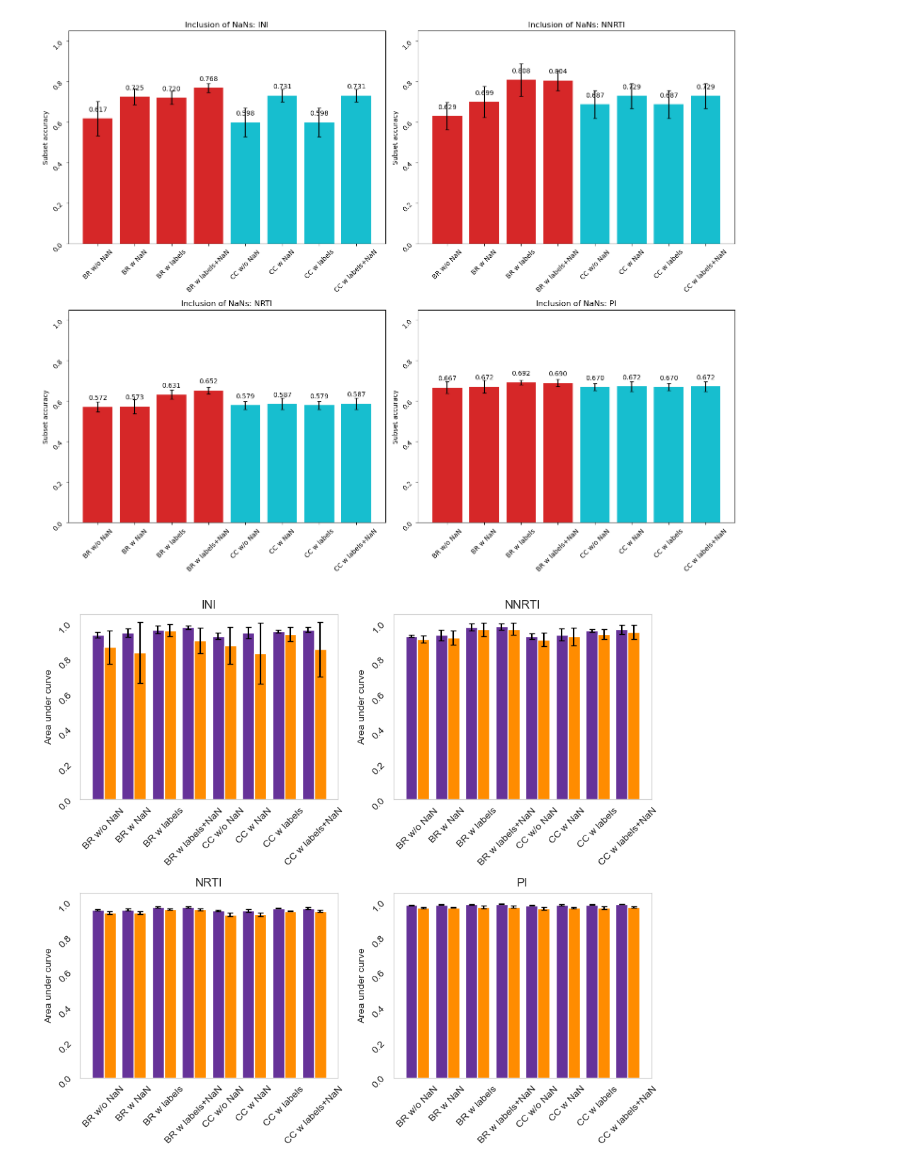
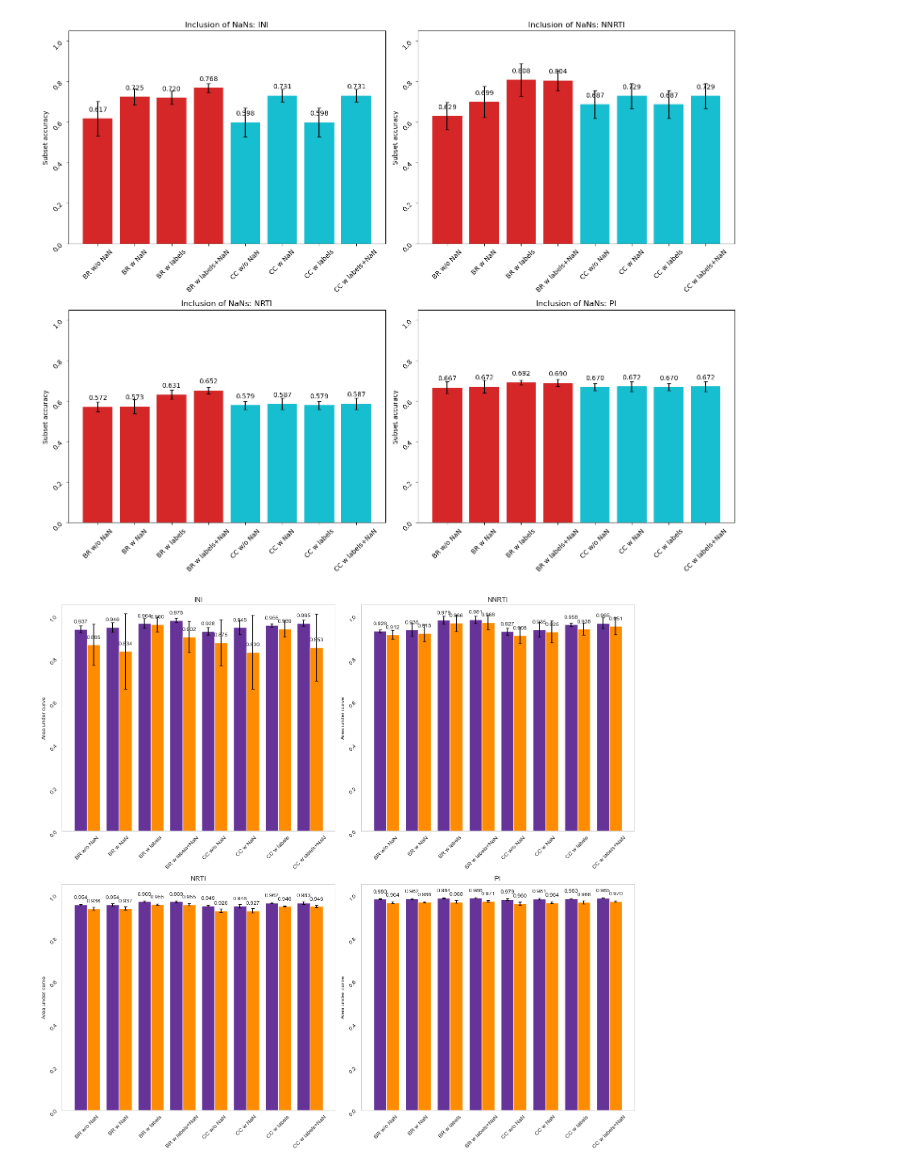
Before and after one commit to FloAvis/Masterthesis_TabPFN_HIV, a Jupyter notebook: statistics/PT_statistics.ipynb, the cells around one changed output. Saved outputs shown, nothing was run; the diff lists cells and outputs as text; code cells hidden in the pictures.

```diff
--- a/statistics/PT_statistics.ipynb
+++ b/statistics/PT_statistics.ipynb
@@ -1414,7 +1414,7 @@ plt.savefig("../figures/06_label_info/label_info_subset_acc.png")
 # %%
 
 files = ["Binary_Relevance_probabilities_5_fold_MOC_prediction_new_save.csv","Binary_Relevance_probabilities_5_fold_homebrew_prediction_new_save.csv", "Binary_Relevance_probabilities_5_fold_homebrew_prediction_use_labels.csv","Binary_Relevance_probabilities_5_fold_homebrew_prediction_use_labels_wNaN.csv" ,"Classifier_Chain_probabilities_5_fold_homebrew_prediction_woNaN_new_save.csv","Classifier_Chain_probabilities_5_fold_homebrew_prediction_new_save.csv", "Classifier_Chain_probabilities_5_fold_use_labels.csv", "Classifier_Chain_probabilities_5_fold_use_labels_wNaN.csv"]
-'''
+
 tmp_roc_auc_mean, tmp_roc_auc_std = result_handler.calc_metrics(filepath_list, files, roc_auc_score,metric_args={"average": "macro"}, drop_na=True)
 
 df_roc_auc_mean = pd.DataFrame(tmp_roc_auc_mean)
@@ -1425,8 +1425,8 @@ tmp_prc_auc_mean, tmp_prc_auc_std = result_handler.calc_metrics(filepath_list, f
 df_prc_auc_mean = pd.DataFrame(tmp_prc_auc_mean)
 df_prc_auc_std = pd.DataFrame(tmp_prc_auc_std)
 
-'''
-#models_w_TabPFN = ["BR w/o NaN", "BR w NaN", "CC w/o NaN", "CC w NaN"]
+
+models_w_TabPFN = ["BR w/o NaN", "BR w NaN", "BR w labels","BR w labels+NaN", "CC w/o NaN", "CC w NaN", "CC w labels", "CC w labels+NaN"]
 
 #color = ["tab:red"] * 2 + ["tab:cyan"] * 2
 
@@ -1435,7 +1435,7 @@ labels = models_w_TabPFN
 x = np.arange(len(labels))  # the label locations
 width = 0.4  # the width of the bars
 
-fig, axs = plt.subplots(2, 2, figsize=(9, 8))
+fig, axs = plt.subplots(2, 2, figsize=(15, 14))
 #fig.tight_layout()
 
 axs = axs.flatten()
@@ -1448,34 +1448,34 @@ for i, drug in enumerate(df_prc_auc_mean.columns.values.tolist()):
     multiplier = -0.5
 
     offset = width * multiplier
     rects = axs[i].bar(x + offset, df_roc_auc_mean[drug], width, label="ROC AUC", color="rebeccapurple")
-    #axs[i].bar_label(rects, fmt='%.3f', padding=9)
+    axs[i].bar_label(rects, fmt='%.3f', padding=9)
     axs[i].errorbar(x + offset, df_roc_auc_mean[drug], yerr=df_roc_auc_std[drug],capsize=3, fmt="none", ecolor="black")
     multiplier += 1
 
     offset = width * multiplier
     rects2 = axs[i].bar(x + offset, df_prc_auc_mean[drug], width, label="PRC AUC", color="darkorange")
-    #axs[i].bar_label(rects2, fmt='%.3f', padding=9)
+    axs[i].bar_label(rects2, fmt='%.3f', padding=9)
     axs[i].errorbar(x + offset, df_prc_auc_mean[drug], yerr=df_prc_auc_std[drug],capsize=3, fmt="none", ecolor="black")
 
     multiplier += 1
 
 
     #axs[i].bar_label(p, label_type="edge", padding=10, fmt="%.3f")
 
 
     axs[i].grid(False)
     axs[i].set_xticks(x)
     axs[i].set_xticklabels(models_w_TabPFN)
     axs[i].tick_params(rotation=45)
     axs[i].set_ylabel('Area under curve')
     axs[i].set_ylim(0,  1.05)
     axs[i].set_title(drug)
 
 fig.tight_layout()
 
 #plt.show()
 
-plt.savefig("../figures/06_label_info/label_info_auc_new.png")
+#plt.savefig("../figures/06_label_info/label_info_auc_new.png")
 # %% [output]
-[figure, old version]
+[figure, new version]
```
Also changed, not shown: 3 other files.
